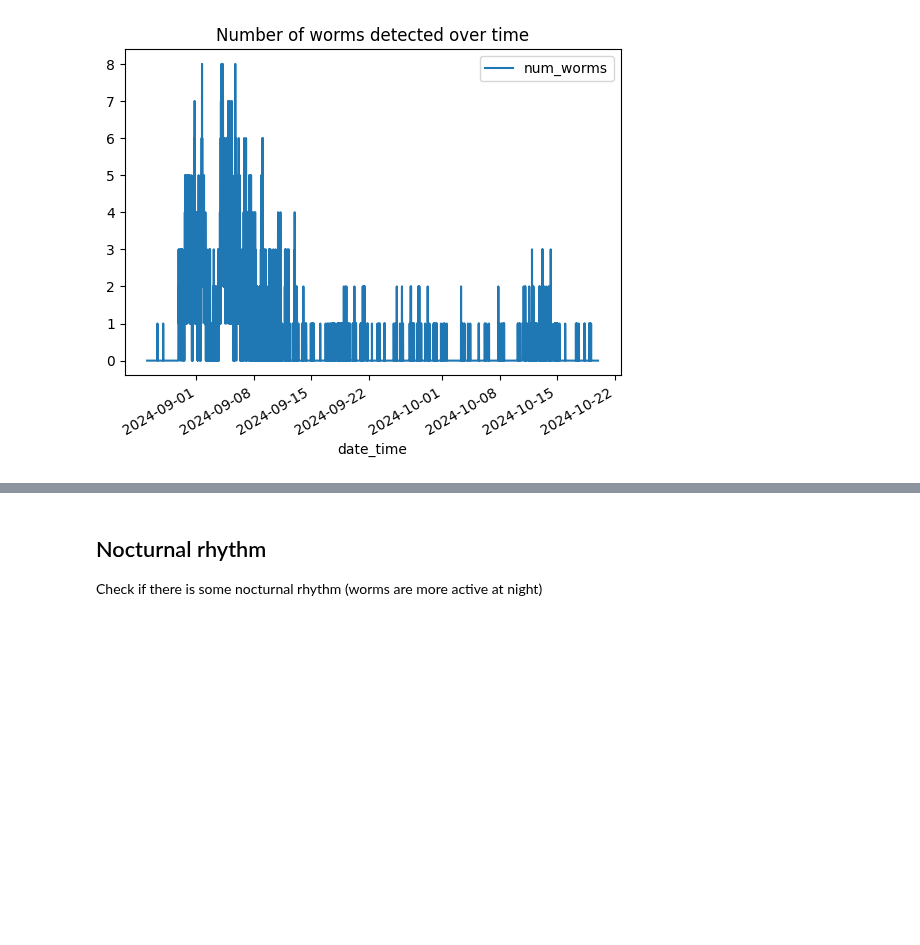
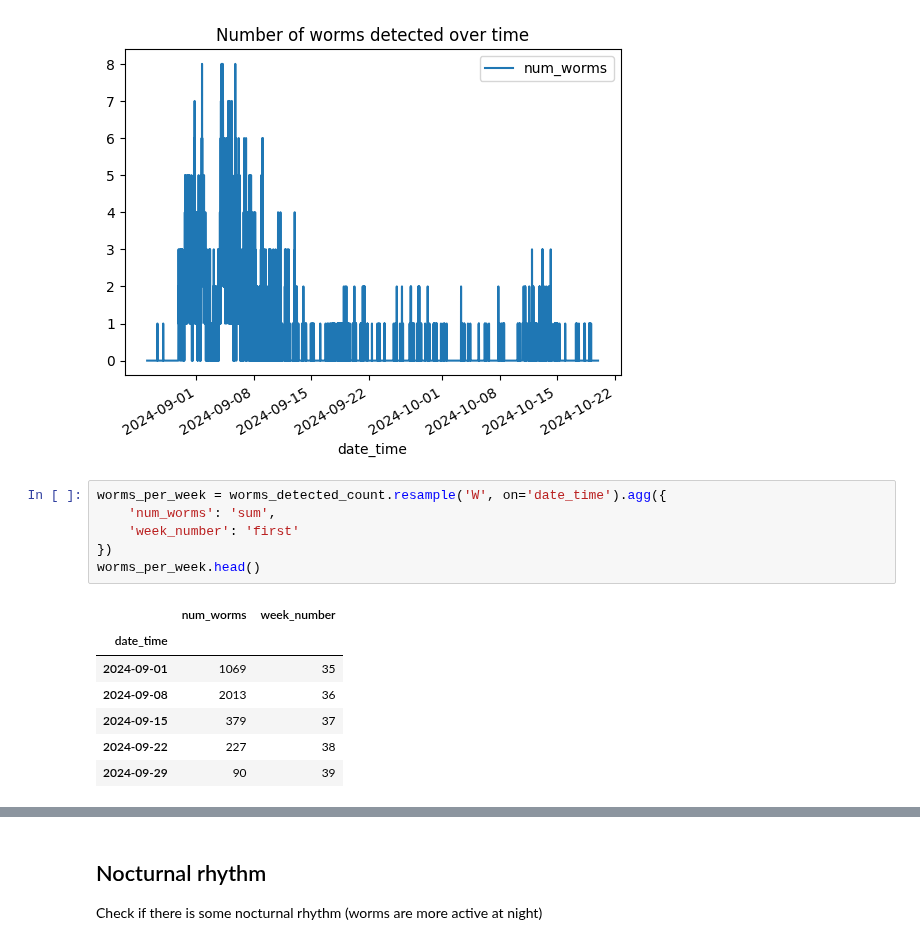
Before and after one commit to wiggle-bin/wiggle-notes, a Jupyter notebook: worms_actvitiy/WormActivityCorrelationEnvironment.ipynb, the cells around one changed output, grey strips where cells are left out. Cells and saved outputs as stored; diff of their text form; blank space fills up the shorter version.

```diff
--- a/worms_actvitiy/WormActivityCorrelationEnvironment.ipynb
+++ b/worms_actvitiy/WormActivityCorrelationEnvironment.ipynb
@@ -45,3 +36,17 @@ worms_detected_count.plot(x='date_time', y='num_worms', kind='line', title='Numb
 plt.show()
 # %% [output]
 [figure]
+# %%
+worms_per_week = worms_detected_count.resample('W', on='date_time').agg({
+    'num_worms': 'sum',
+    'week_number': 'first'
+})
+worms_per_week.head()
+# %% [output]
+|  | num_worms | week_number |
+| date_time |  |  |
+| 2024-09-01 | 1069 | 35 |
+| 2024-09-08 | 2013 | 36 |
+| 2024-09-15 | 379 | 37 |
+| 2024-09-22 | 227 | 38 |
+| 2024-09-29 | 90 | 39 |
```
Also changed, not shown: parts of 2 cells of this notebook.
